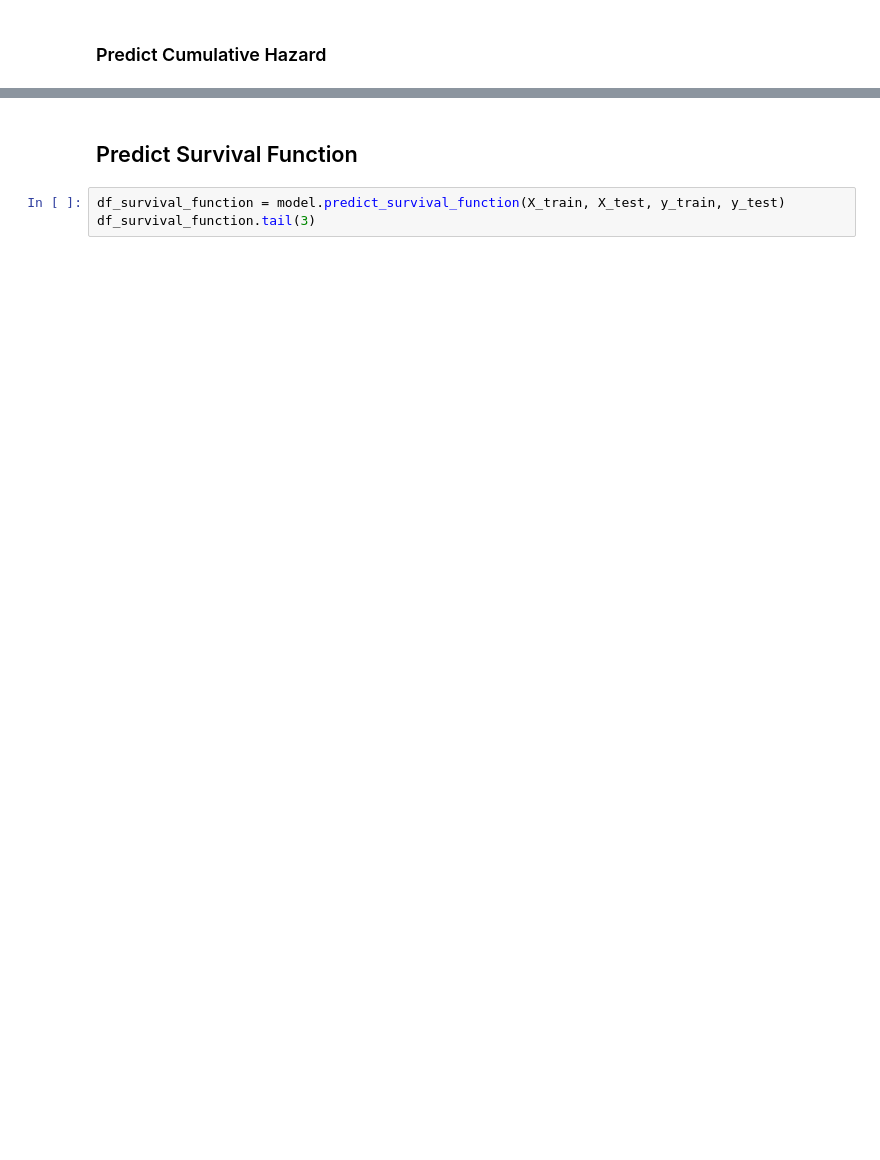
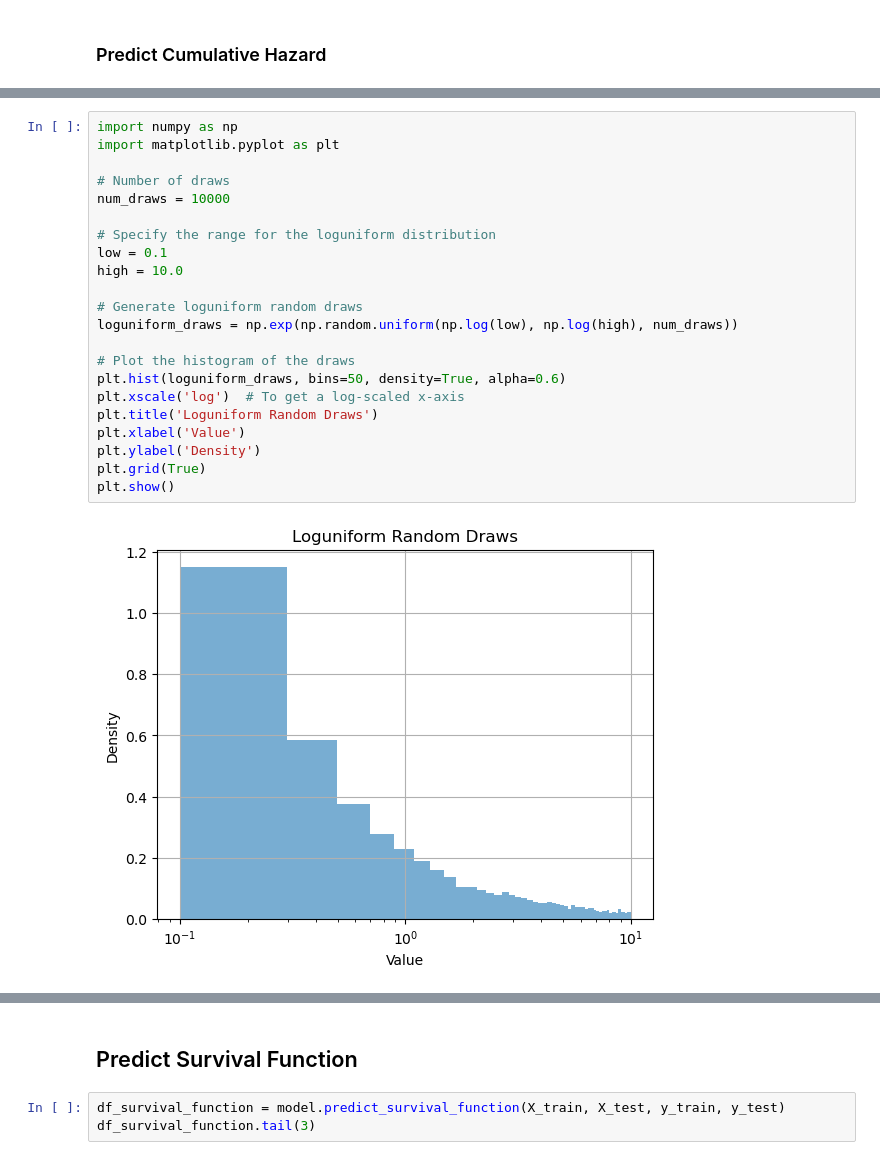
Before and after one commit to jatlantic/xgbsurv, a Jupyter notebook: examples/xgbsurv_aft.ipynb, the cells around one changed output, grey strips where cells are left out. Cells and saved outputs as stored; diff of their text form; blank space fills up the shorter version.

```diff
--- a/examples/xgbsurv_aft.ipynb
+++ b/examples/xgbsurv_aft.ipynb
@@ -126,0 +205,24 @@ df_cum_hazards
+# %%
+import numpy as np
+import matplotlib.pyplot as plt
+
+# Number of draws
+num_draws = 10000
+
+# Specify the range for the loguniform distribution
+low = 0.1
+high = 10.0
+
+# Generate loguniform random draws
+loguniform_draws = np.exp(np.random.uniform(np.log(low), np.log(high), num_draws))
+
+# Plot the histogram of the draws
+plt.hist(loguniform_draws, bins=50, density=True, alpha=0.6)
+plt.xscale('log')  # To get a log-scaled x-axis
+plt.title('Loguniform Random Draws')
+plt.xlabel('Value')
+plt.ylabel('Density')
+plt.grid(True)
+plt.show()
+# %% [output]
+[figure, added]
```
Also changed, not shown: parts of 39 cells of this notebook, 38 other files.
